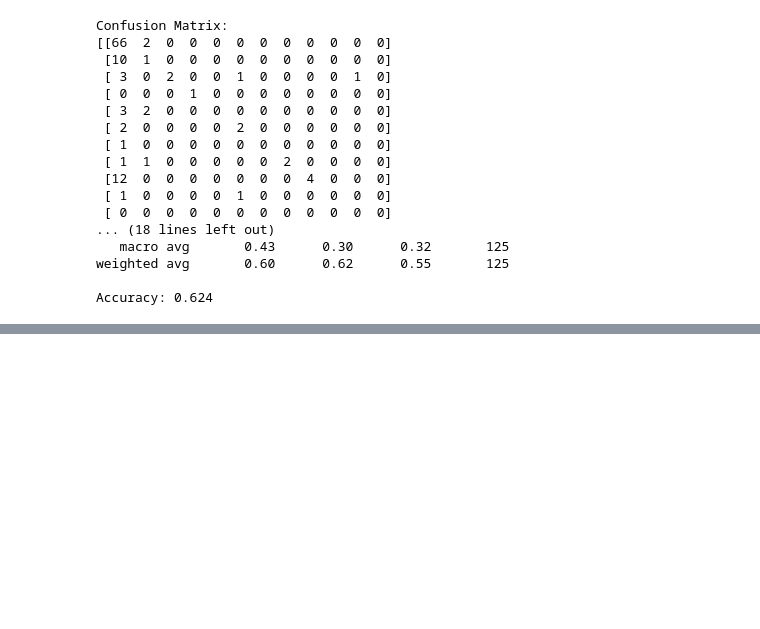
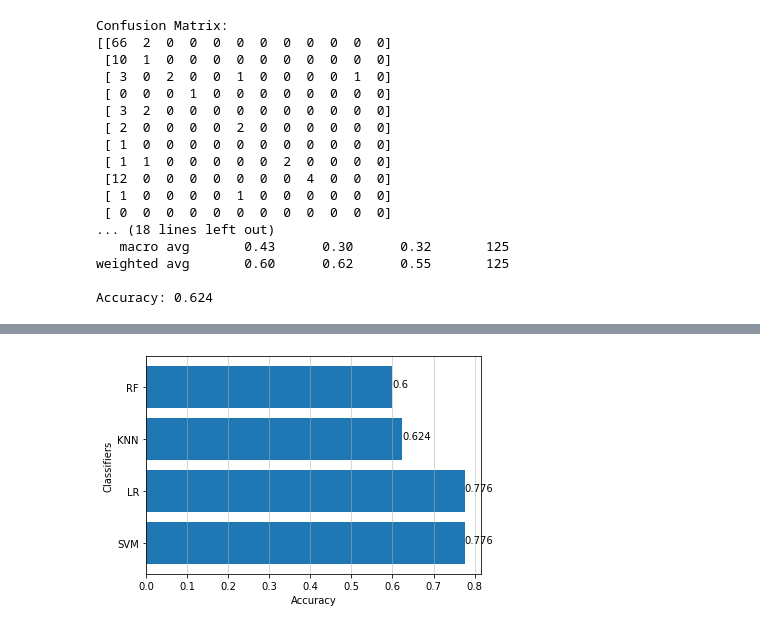
Before and after one commit to Gustavo2543/UZOP-Project, a Jupyter notebook: Project.ipynb, the cells around one changed output, grey strips where cells are left out. Saved outputs shown, nothing was run; the diff lists cells and outputs as text; code cells hidden in the pictures; blank space fills up the shorter version.

```diff
--- a/Project.ipynb
+++ b/Project.ipynb
@@ -279,0 +285,15 @@ plt.show()
+# %%
+x = ['SVM','LR','KNN','RF']
+
+y = [SVM_accuracy,LR_accuracy,KNN_accuracy,RF_accuracy]
+
+plt.ylabel('Classifiers')
+plt.xlabel('Accuracy')
+
+plt.barh(x, y)
+
+for index, value in enumerate(y):
+
+    plt.text(value, index, str(value))
+# %% [output]
+[figure, added]
```
Also changed, not shown: parts of 16 cells of this notebook.
